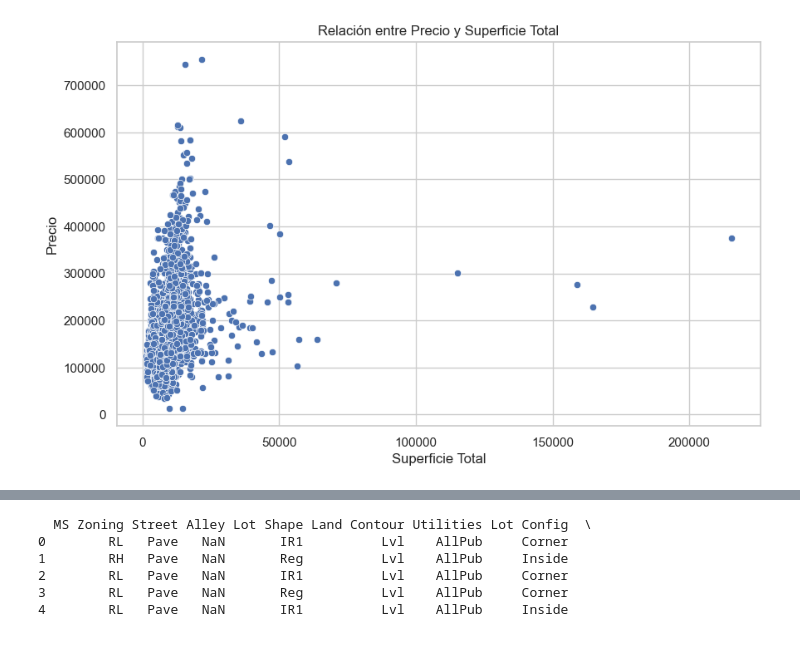
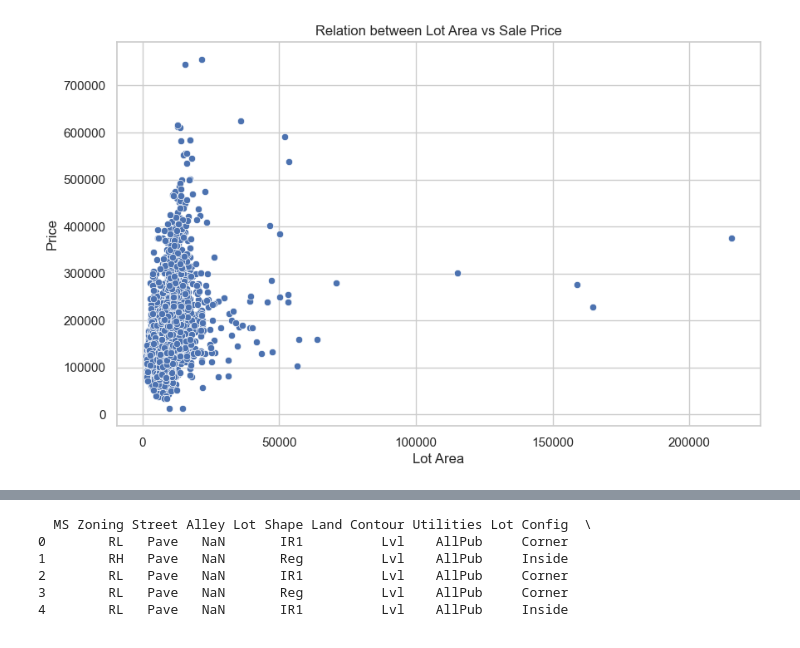
Before and after one commit to alejandroamp/Property-Value-Prediction, a Jupyter notebook: notebooks/EDA.ipynb, the cells around one changed output, grey strips where cells are left out. Cells and saved outputs as stored; diff of their text form; code cells hidden in the pictures.

```diff
--- a/notebooks/EDA.ipynb
+++ b/notebooks/EDA.ipynb
@@ -78,11 +82,11 @@ plt.show()
 # %%
-# Relación entre el precio y la superficie total
+# Relation between prices and lot Area
 plt.figure(figsize=(10, 6))
 sns.scatterplot(data=data, x='Lot Area', y='SalePrice')
-plt.title('Relación entre Precio y Superficie Total')
-plt.xlabel('Superficie Total')
-plt.ylabel('Precio')
+plt.title('Relation between Lot Area vs Sale Price')
+plt.xlabel('Lot Area')
+plt.ylabel('Price')
 plt.show()
 # %% [output]
-[figure, old version]
+[figure, new version]
 # %%
```
Also changed, not shown: parts of 15 cells of this notebook, 5 other files.
